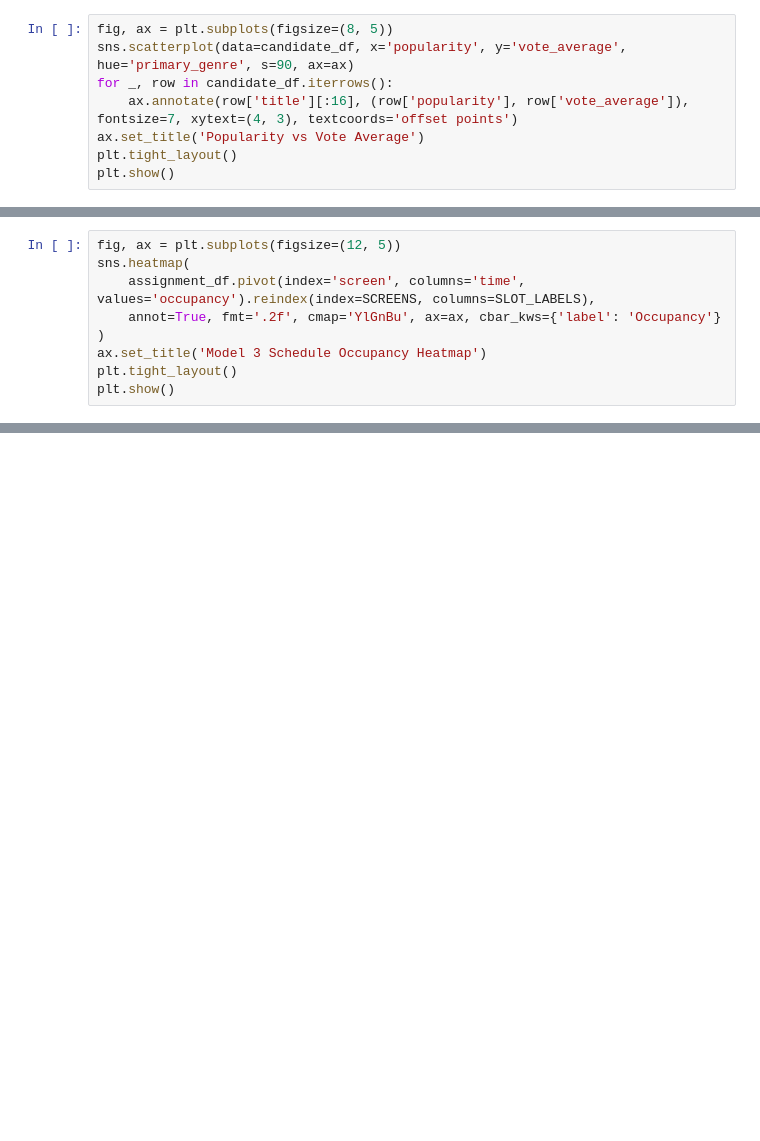
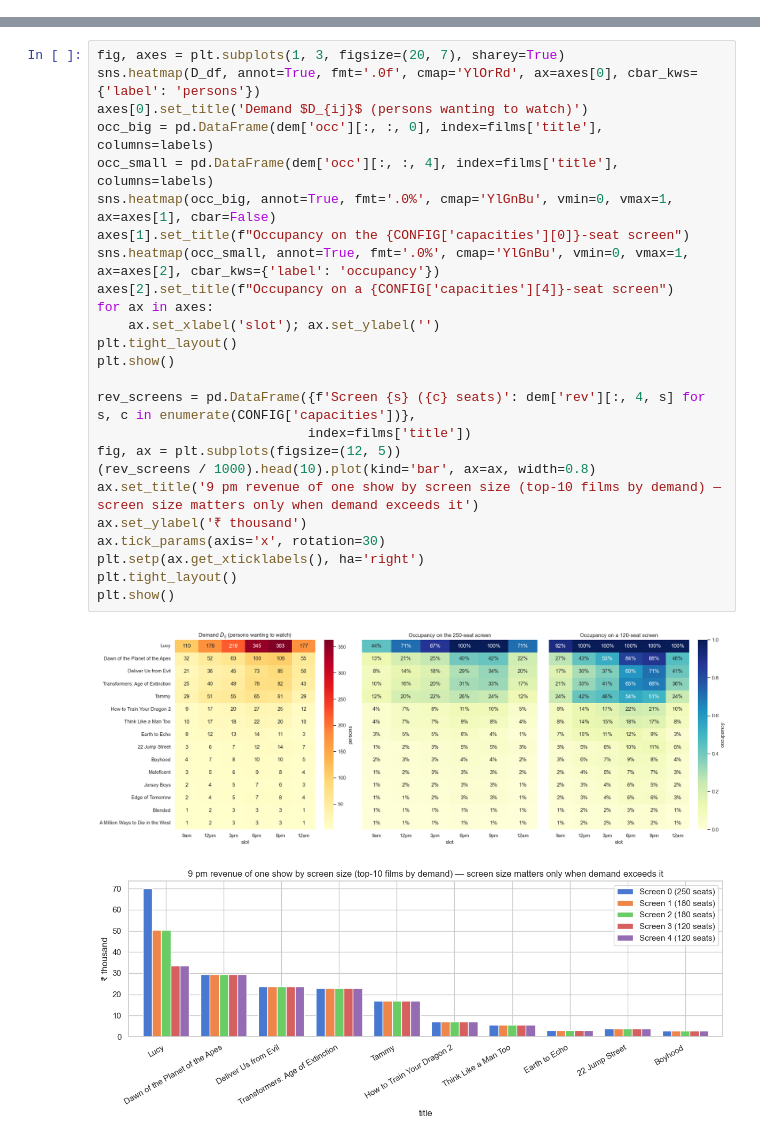
Before and after one commit to Abhishek-karthik/Multiplex_screen_scheduling, a Jupyter notebook: multiplex_screen_scheduling.ipynb, the cells around one changed output, grey strips where cells are left out. Saved outputs shown, nothing was run; the diff lists cells and outputs as text; blank space fills up the shorter version.

```diff
--- a/multiplex_screen_scheduling.ipynb
+++ b/multiplex_screen_scheduling.ipynb
@@ -406,8 +0,0 @@ Name: runtime, dtype: float64
-# %%
-fig, ax = plt.subplots(figsize=(8, 5))
-sns.scatterplot(data=candidate_df, x='popularity', y='vote_average', hue='primary_genre', s=90, ax=ax)
-for _, row in candidate_df.iterrows():
-    ax.annotate(row['title'][:16], (row['popularity'], row['vote_average']), fontsize=7, xytext=(4, 3), textcoords='offset points')
-ax.set_title('Popularity vs Vote Average')
-plt.tight_layout()
-plt.show()
@@ -1035,9 +0,0 @@ This is useful because revenue alone can hide utilization problems; occupancy sh
-# %%
-fig, ax = plt.subplots(figsize=(12, 5))
-sns.heatmap(
-    assignment_df.pivot(index='screen', columns='time', values='occupancy').reindex(index=SCREENS, columns=SLOT_LABELS),
-    annot=True, fmt='.2f', cmap='YlGnBu', ax=ax, cbar_kws={'label': 'Occupancy'}
-)
-ax.set_title('Model 3 Schedule Occupancy Heatmap')
-plt.tight_layout()
-plt.show()
@@ -1780,0 +652,28 @@ to ensure genre diversity — which is exactly what Goal Programming is designed
+# %%
+fig, axes = plt.subplots(1, 3, figsize=(20, 7), sharey=True)
+sns.heatmap(D_df, annot=True, fmt='.0f', cmap='YlOrRd', ax=axes[0], cbar_kws={'label': 'persons'})
+axes[0].set_title('Demand $D_{ij}$ (persons wanting to watch)')
+occ_big = pd.DataFrame(dem['occ'][:, :, 0], index=films['title'], columns=labels)
+occ_small = pd.DataFrame(dem['occ'][:, :, 4], index=films['title'], columns=labels)
+sns.heatmap(occ_big, annot=True, fmt='.0%', cmap='YlGnBu', vmin=0, vmax=1, ax=axes[1], cbar=False)
+axes[1].set_title(f"Occupancy on the {CONFIG['capacities'][0]}-seat screen")
+sns.heatmap(occ_small, annot=True, fmt='.0%', cmap='YlGnBu', vmin=0, vmax=1, ax=axes[2], cbar_kws={'label': 'occupancy'})
+axes[2].set_title(f"Occupancy on a {CONFIG['capacities'][4]}-seat screen")
+for ax in axes:
+    ax.set_xlabel('slot'); ax.set_ylabel('')
+plt.tight_layout()
+plt.show()
+
+rev_screens = pd.DataFrame({f'Screen {s} ({c} seats)': dem['rev'][:, 4, s] for s, c in enumerate(CONFIG['capacities'])},
+                           index=films['title'])
+fig, ax = plt.subplots(figsize=(12, 5))
+(rev_screens / 1000).head(10).plot(kind='bar', ax=ax, width=0.8)
+ax.set_title('9 pm revenue of one show by screen size (top-10 films by demand) — screen size matters only when demand exceeds it')
+ax.set_ylabel('₹ thousand')
+ax.tick_params(axis='x', rotation=30)
+plt.setp(ax.get_xticklabels(), ha='right')
+plt.tight_layout()
+plt.show()
+# %% [output]
+[figure, added]
+[figure, added]
```
Also changed, not shown: parts of 134 cells of this notebook, 32 other files.
